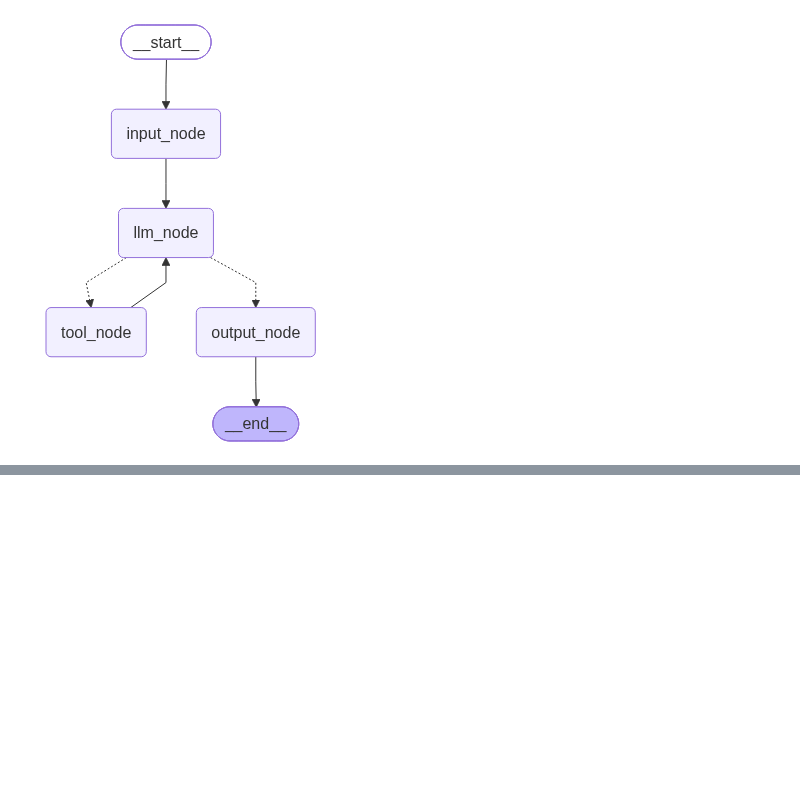
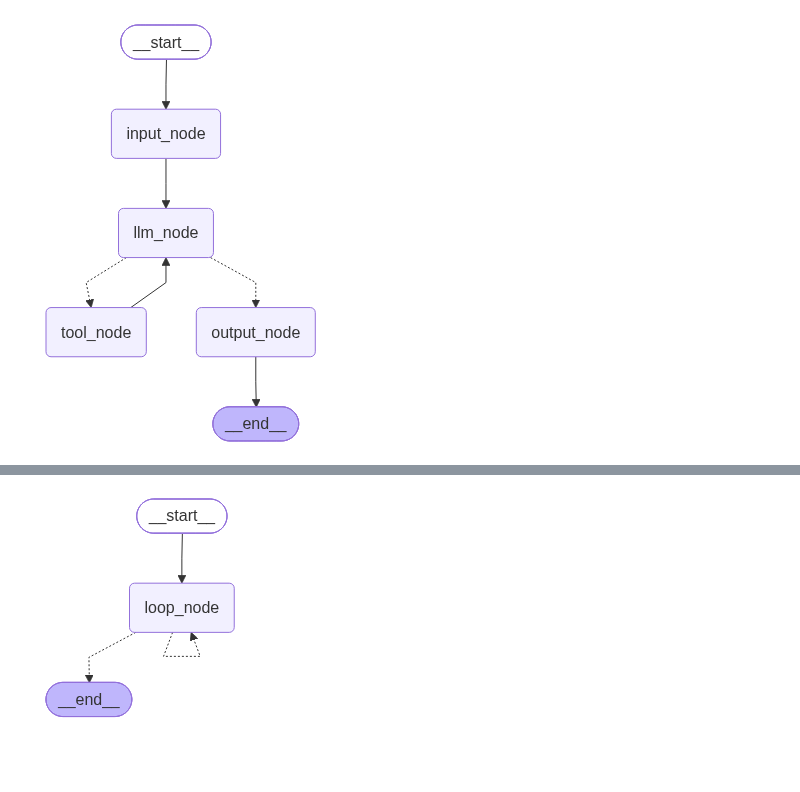
Before and after one commit to yoona2333/LangGraph, a Jupyter notebook: 05.ipynb, the cells around one changed output, grey strips where cells are left out. Drawn from its saved outputs; the diff is of its cells as text; code cells hidden in the pictures; blank space fills up the shorter version.

```diff
--- a/05.ipynb
+++ b/05.ipynb
@@ -374,3 +374,47 @@ Command[Literal["tool_node", "output_node"]]
 * 基于 **`add_conditional_edges()`** 的静态实现：把控制逻辑放在图结构定义阶段；
 * 基于 **`Command(goto=...)`** 的动态实现：把控制逻辑放在节点返回值中。
 '''
+# %%
+'''
+RemainingSteps 是 LangGraph 提供的特殊托管值，表示剩余可用步数，由运行时维护。
+
+LangGraph 运行时会根据当前步数和 recursion_limit 计算剩余步数，并填充到 RemainingSteps 类型的状态字段中。开发者可以在状态中声明一个 RemainingSteps 类型的字段，来获取剩余可用步数。
+
+借助 RemainingSteps，开发者可以在图内部提前判断剩余步数是否充足，并根据剩余步数动态路由。例如，当剩余步数较少时，不再继续循环，而是路由到 END 或兜底节点，从而让运行图正常结束。
+
+这种方式是在达到递归限制之前主动处理，因此称为 主动方法（Proactive Approach）。
+
+'''
+from typing import TypedDict, Literal
+from langgraph.graph import StateGraph, START, END
+from langgraph.managed import RemainingSteps
+from langchain_core.runnables.config import RunnableConfig
+
+from loguru import logger
+
+class OverAllState(TypedDict):
+    remaining_steps: RemainingSteps
+
+def loop_node(state: OverAllState, config: RunnableConfig) -> OverAllState:
+    cur_step = config["metadata"]["langgraph_step"]
+    remaining_steps = state["remaining_steps"]
+    logger.info("loop_node, cur_step: {}, remaining_step: {}", cur_step, remaining_steps)
+
+def router(state: OverAllState) -> Literal["loop_node", END]:
+    remaining_steps = state["remaining_steps"]
+    if remaining_steps < 3:
+        logger.info("当前可用超步：{}，已不足2步，终止运行图", remaining_steps)
+        return END
+    return "loop_node"
+
+builder = StateGraph(state_schema=OverAllState)
+builder.add_node("loop_node", loop_node)
+builder.add_edge(START, "loop_node")
+builder.add_conditional_edges("loop_node", router)
+
+graph = builder.compile()
+graph.invoke({}, config={"recursion_limit": 10})
+
+from IPython.display import display
+display(graph)
+# %% [output]
@@ -376,0 +430 @@ Command[Literal["tool_node", "output_node"]]
+[figure, added]
```
Also changed, not shown: parts of 1 cell of this notebook.
